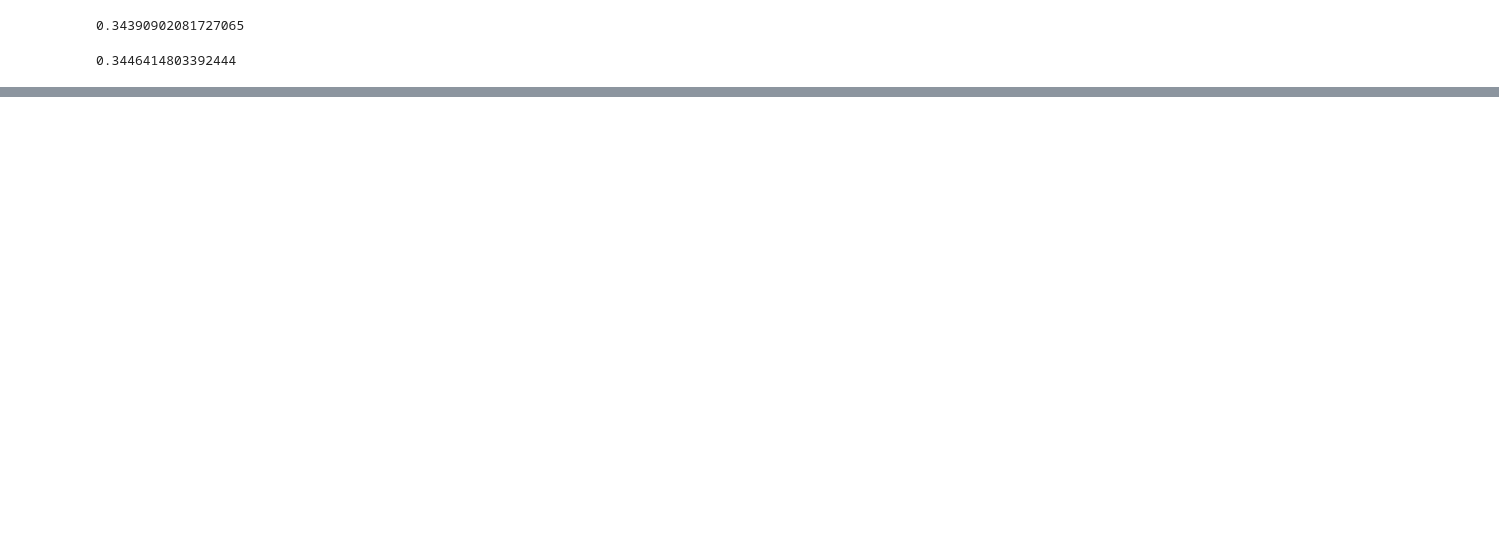
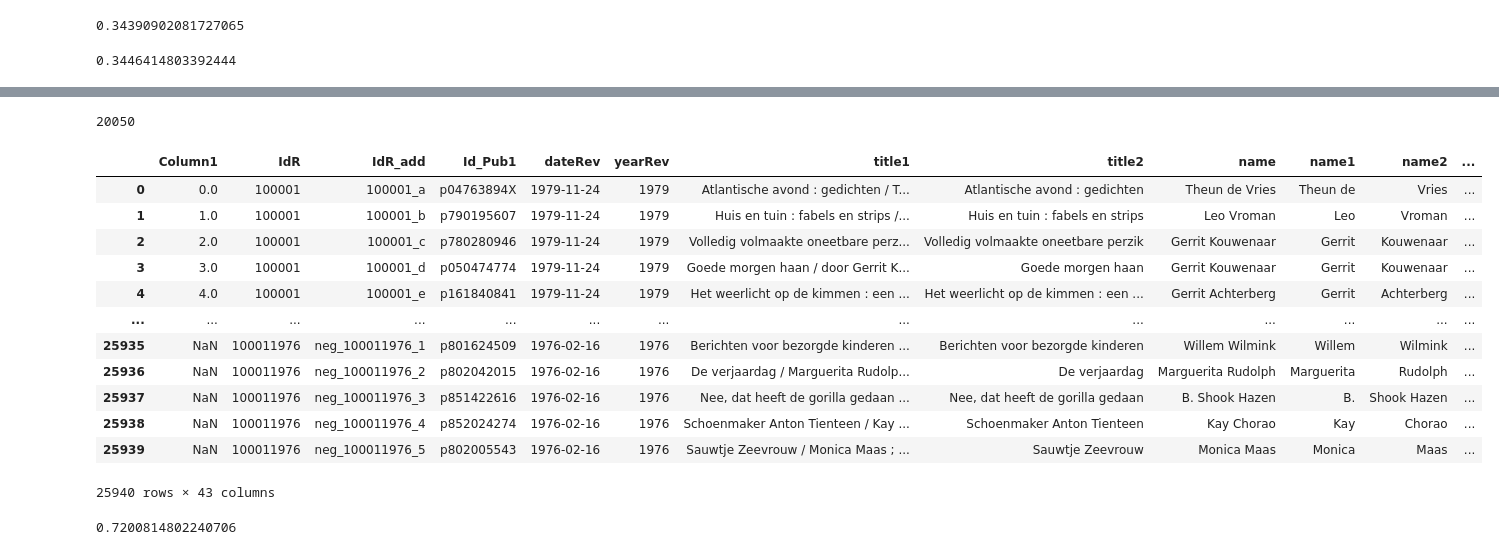
Before and after one commit to nielsbijl/BookReviewsThesis, a Jupyter notebook: clean_data.ipynb, the cells around one changed output, grey strips where cells are left out. Saved outputs shown, nothing was run; the diff lists cells and outputs as text; code cells hidden in the pictures; blank space fills up the shorter version.

Commit message:
manual title labeling

```diff
--- a/clean_data.ipynb
+++ b/clean_data.ipynb
@@ -119,0 +152,24 @@ df_clean = df[df['title3'] != 'error']
+# %%
+df_clean = pd.read_excel('to_clean.xlsx', engine='openpyxl')
+# %%
+df_clean.loc[5890:, 'title3'] = np.nan
+# %%
+df_clean.title3.isnull().sum()
+# %% [output]
+20050
+# %%
+df_clean
+# %% [output]
+|  | Column1 | IdR | IdR_add | Id_Pub1 | dateRev | yearRev | title1 | title2 | name | name1 | name2 | ... |
+| 0 | 0.0 | 100001 | 100001_a | p04763894X | 1979-11-24 | 1979 | Atlantische avond : gedichten / T... | Atlantische avond : gedichten | Theun de Vries | Theun de | Vries | ... |
+| 1 | 1.0 | 100001 | 100001_b | p790195607 | 1979-11-24 | 1979 | Huis en tuin : fabels en strips /... | Huis en tuin : fabels en strips | Leo Vroman | Leo | Vroman | ... |
+| 2 | 2.0 | 100001 | 100001_c | p780280946 | 1979-11-24 | 1979 | Volledig volmaakte oneetbare perz... | Volledig volmaakte oneetbare perzik | Gerrit Kouwenaar | Gerrit | Kouwenaar | ... |
+| 3 | 3.0 | 100001 | 100001_d | p050474774 | 1979-11-24 | 1979 | Goede morgen haan / door Gerrit K... | Goede morgen haan | Gerrit Kouwenaar | Gerrit | Kouwenaar | ... |
+| 4 | 4.0 | 100001 | 100001_e | p161840841 | 1979-11-24 | 1979 | Het weerlicht op de kimmen : een ... | Het weerlicht op de kimmen : een ... | Gerrit Achterberg | Gerrit | Achterberg | ... |
+| ... | ... | ... | ... | ... | ... | ... | ... | ... | ... | ... | ... | ... |
+| 25935 | NaN | 100011976 | neg_100011976_1 | p801624509 | 1976-02-16 | 1976 | Berichten voor bezorgde kinderen ... | Berichten voor bezorgde kinderen | Willem Wilmink | Willem | Wilmink | ... |
+| 25936 | NaN | 100011976 | neg_100011976_2 | p802042015 | 1976-02-16 | 1976 | De verjaardag / Marguerita Rudolp... | De verjaardag | Marguerita Rudolph | Marguerita | Rudolph | ... |
+| 25937 | NaN | 100011976 | neg_100011976_3 | p851422616 | 1976-02-16 | 1976 | Nee, dat heeft de gorilla gedaan ... | Nee, dat heeft de gorilla gedaan | B. Shook Hazen | B. | Shook Hazen | ... |
+| 25938 | NaN | 100011976 | neg_100011976_4 | p852024274 | 1976-02-16 | 1976 | Schoenmaker Anton Tienteen / Kay ... | Schoenmaker Anton Tienteen | Kay Chorao | Kay | Chorao | ... |
+| 25939 | NaN | 100011976 | neg_100011976_5 | p802005543 | 1976-02-16 | 1976 | Sauwtje Zeevrouw / Monica Maas ; ... | Sauwtje Zeevrouw | Monica Maas | Monica | Maas | ... |
+25940 rows × 43 columns
@@ -119,0 +197,4 @@ df_clean = df[df['title3'] != 'error']
+# %%
+sum(title_in_content2) / len(title_in_content2)
+# %% [output]
+0.7200814802240706
```
Also changed, not shown: parts of 14 cells of this notebook.
